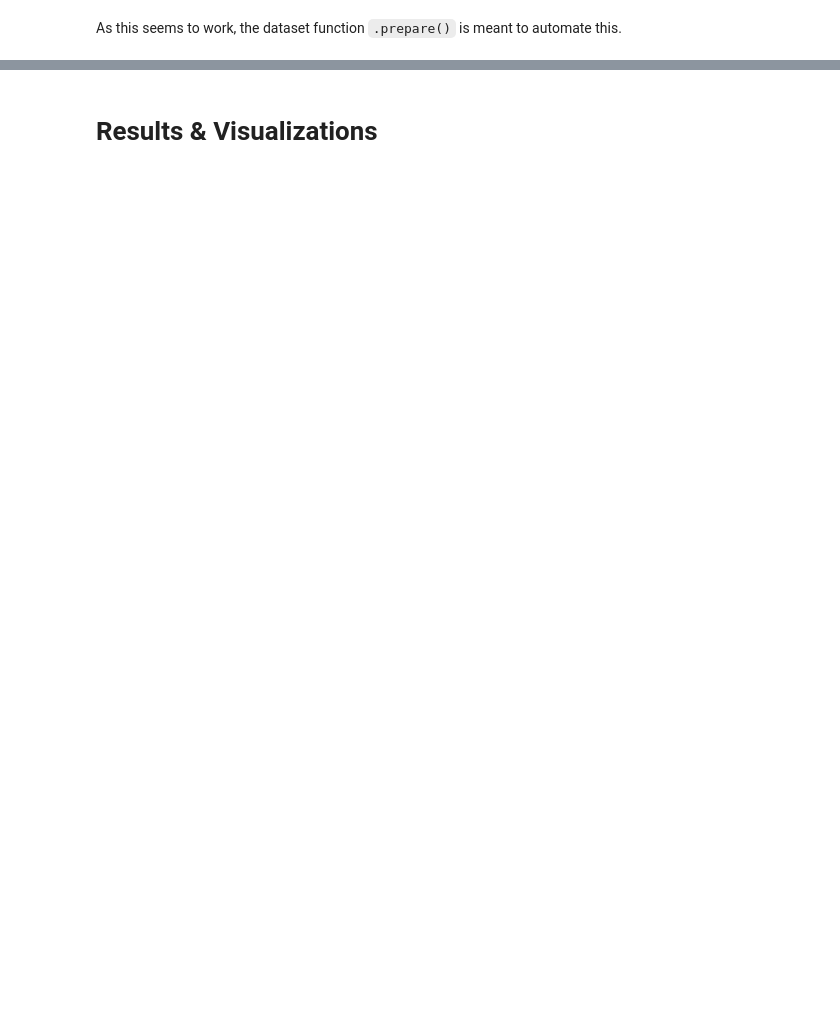
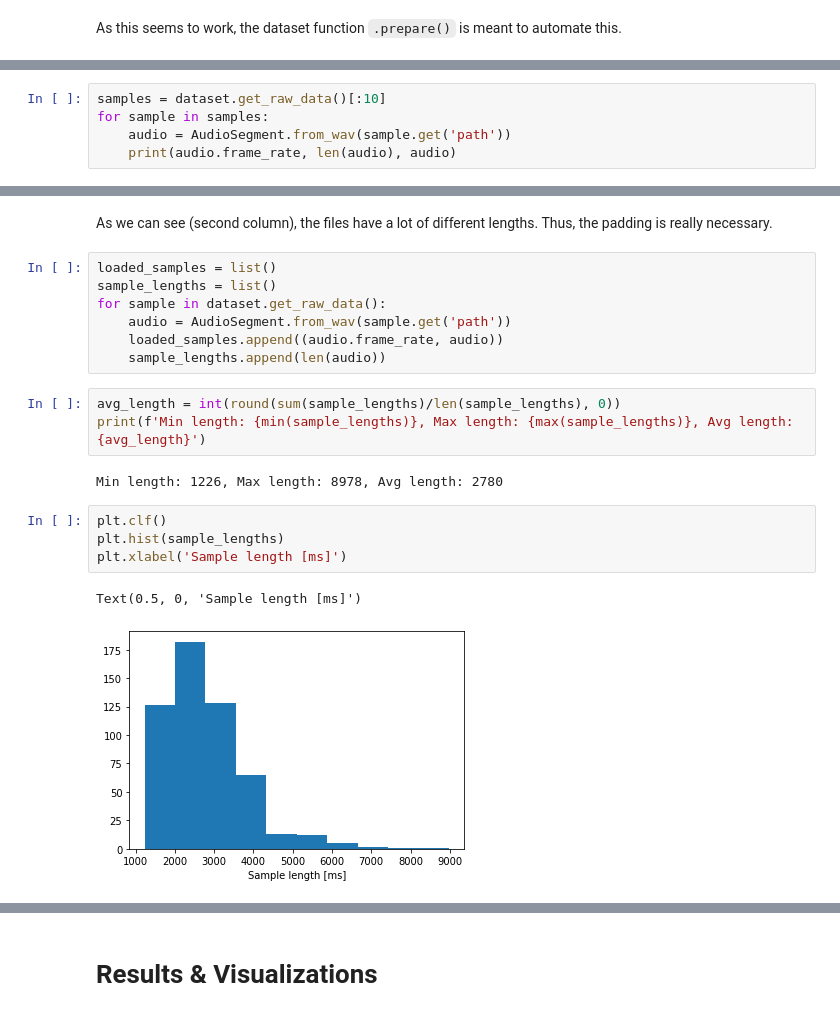
Before and after one commit to nsiicm0/SER, a Jupyter notebook: report/Report_SER.ipynb, the cells around one changed output, grey strips where cells are left out. Saved outputs shown, nothing was run; the diff lists cells and outputs as text; blank space fills up the shorter version.

Commit message:
fully implemented data loading and feature extraction steps

```diff
--- a/report/Report_SER.ipynb
+++ b/report/Report_SER.ipynb
@@ -221,0 +230,5 @@ print(dataset.data[:2])
+# %%
+samples = dataset.get_raw_data()[:10]
+for sample in samples:
+    audio = AudioSegment.from_wav(sample.get('path'))
+    print(audio.frame_rate, len(audio), audio)
@@ -221,0 +246,21 @@ print(dataset.data[:2])
+# %% [markdown]
+As we can see (second column), the files have a lot of different lengths. Thus, the padding is really necessary.
+# %%
+loaded_samples = list()
+sample_lengths = list()
+for sample in dataset.get_raw_data():
+    audio = AudioSegment.from_wav(sample.get('path'))
+    loaded_samples.append((audio.frame_rate, audio))
+    sample_lengths.append(len(audio))
+# %%
+avg_length = int(round(sum(sample_lengths)/len(sample_lengths), 0))
+print(f'Min length: {min(sample_lengths)}, Max length: {max(sample_lengths)}, Avg length: {avg_length}')
+# %% [output]
+Min length: 1226, Max length: 8978, Avg length: 2780
+# %%
+plt.clf()
+plt.hist(sample_lengths)
+plt.xlabel('Sample length [ms]')
+# %% [output]
+Text(0.5, 0, 'Sample length [ms]')
+[figure, added]
```
Also changed, not shown: parts of 41 cells of this notebook, 5 other files.
